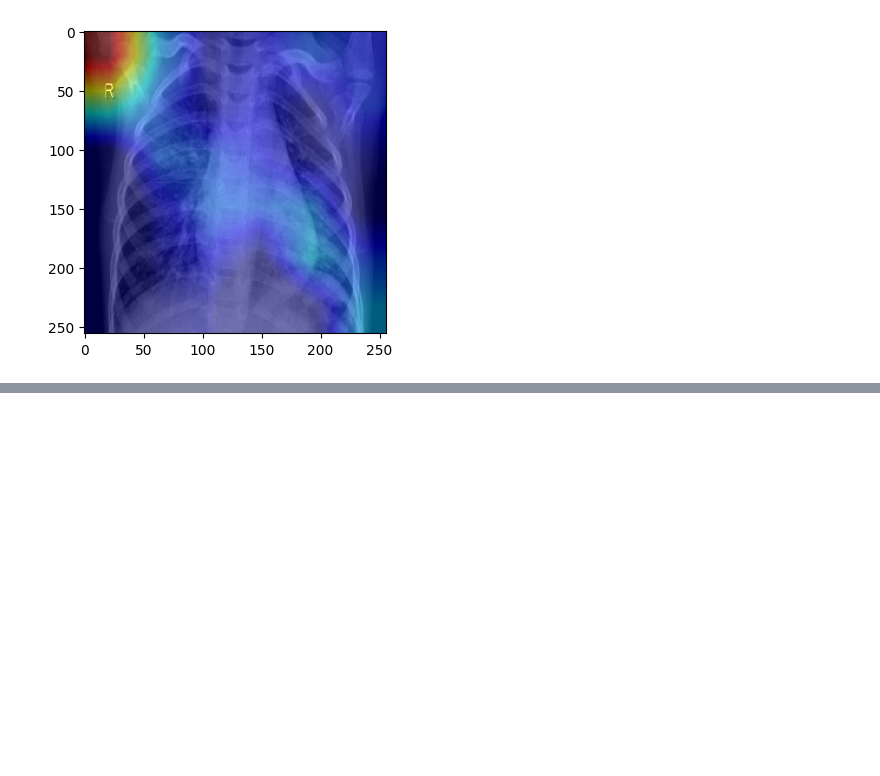
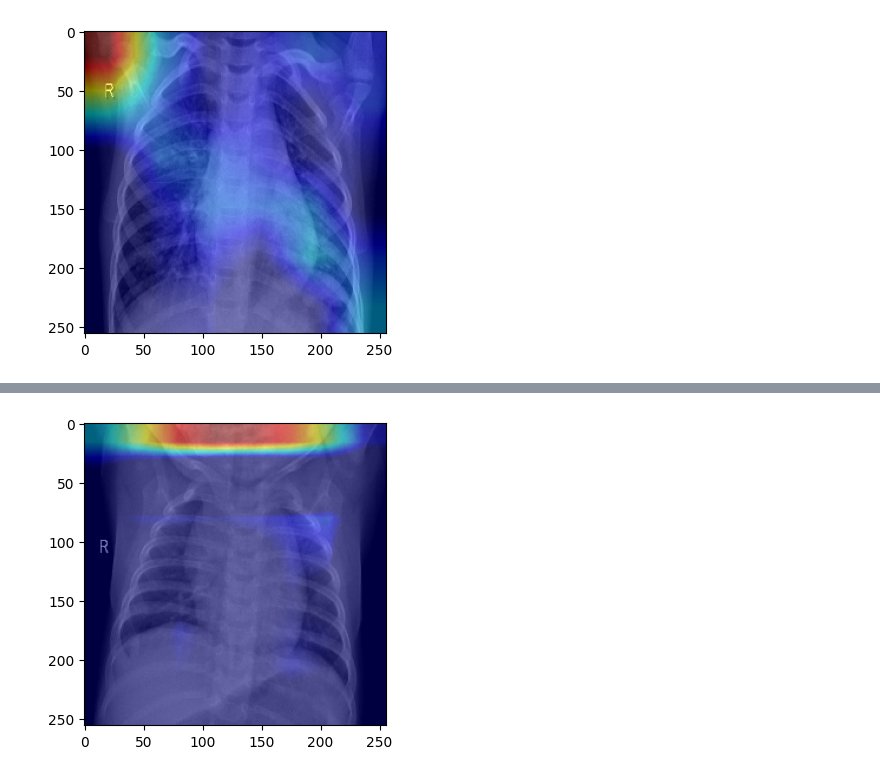
Before and after one commit to An-Dongsun/Section4---Project, a Jupyter notebook: AI_13_안동선_Section4__project.ipynb, the cells around one changed output, grey strips where cells are left out. Saved outputs shown, nothing was run; the diff lists cells and outputs as text; code cells hidden in the pictures; blank space fills up the shorter version.

```diff
--- a/AI_13_안동선_Section4__project.ipynb
+++ b/AI_13_안동선_Section4__project.ipynb
@@ -536,0 +1057,27 @@ plt.show()
+# %%
+epochs = range(len(acc))
+
+acc = results8.history['accuracy']
+val_acc = results8.history['val_accuracy']
+
+loss = results8.history['loss']
+val_loss = results8.history['val_loss']
+
+plt.figure(figsize=(8, 8))
+plt.subplot(2, 1, 1)
+plt.plot(acc, label='Training Accuracy')
+plt.plot(val_acc, label='Validation Accuracy')
+plt.legend(loc='lower right')
+plt.ylabel('Accuracy')
+plt.ylim([min(plt.ylim()),1])
+plt.title('Training and Validation Accuracy')
+
+plt.subplot(2, 1, 2)
+plt.plot(loss, label='Training Loss')
+plt.plot(val_loss, label='Validation Loss')
+plt.legend(loc='upper right')
+plt.ylabel('Cross Entropy')
+plt.ylim([0,1.0])
+plt.title('Training and Validation Loss')
+plt.xlabel('epoch')
+plt.show()
@@ -752,0 +1306,5 @@ VizGradCAM(inception_resnet_model, img_to_array(test_img_Viral), plot_results=Tr
+# %%
+EfficientNetB7_model2.load_weights(checkpoint_filepath5)
+
+# best model을 이용한 테스트 데이터 예측 정확도 재확인 코드
+test_loss, test_acc = EfficientNetB7_model2.evaluate(test2, verbose = 1)
@@ -752,0 +1313,5 @@ VizGradCAM(inception_resnet_model, img_to_array(test_img_Viral), plot_results=Tr
+# %%
+# The local path to our target image
+img_path_Normal = '/content/drive/MyDrive/Curated X-Ray Dataset/Normal/Normal (1).jpg'
+
+display(Image(img_path_Normal))
@@ -752,0 +1320,9 @@ VizGradCAM(inception_resnet_model, img_to_array(test_img_Viral), plot_results=Tr
+# %%
+#load image
+img_Normal = cv2.imread(img_path_Normal)
+test_img_Normal = cv2.resize(img_Normal, dsize=(256, 256), interpolation=cv2.INTER_CUBIC)
+
+#apply function
+VizGradCAM(EfficientNetB7_model2, img_to_array(test_img_Normal), plot_results=True)
+# %% [output]
+[figure, added]
```
Also changed, not shown: parts of 64 cells of this notebook.
